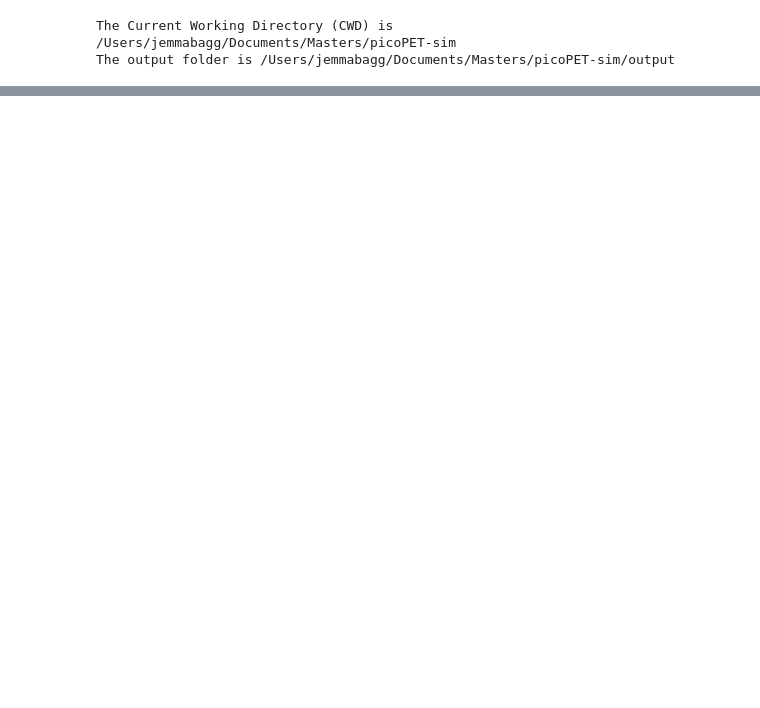
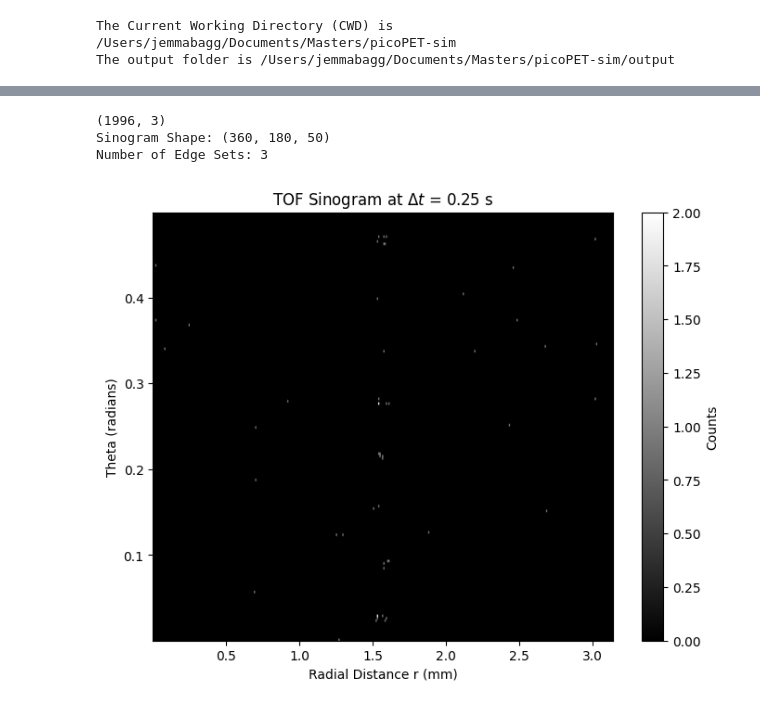
Before and after one commit to jemmabagg/picoPET-sim, a Jupyter notebook: recoCoincidences.ipynb, the cells around one changed output, grey strips where cells are left out. Cells and saved outputs as stored; diff of their text form; code cells hidden in the pictures; blank space fills up the shorter version.

```diff
--- a/recoCoincidences.ipynb
+++ b/recoCoincidences.ipynb
@@ -168,0 +175,73 @@ plot_physical_positions(coincidences_df)
+# %%
+#Plotting the TOF 3D Sinogram
+thetas = []
+rs = []
+tofs = []
+
+# Calculate sinogram parameters for each coincidence pair.
+for _, row in coincidences_df.iterrows():
+    x1 = row["PostPosition_X_1"]
+    y1 = row["PostPosition_Y_1"]
+    x2 = row["PostPosition_X_2"]
+    y2 = row["PostPosition_Y_2"]
+
+    # Midpoint of the LOR
+    xm = (x1 + x2) / 2.0
+    ym = (y1 + y2) / 2.0
+
+    # Orientation of the LOR.
+    phi = np.arctan2(y2 - y1, x2 - x1)
+
+    # Sinogram angle: the normal's angle (wrapped to [0, pi)).
+    theta = (phi + np.pi/2) % np.pi
+    # Perpendicular distance from the origin.
+    r = xm * np.cos(theta) + ym * np.sin(theta)
+
+    thetas.append(theta)
+    rs.append(r)
+    tofs.append(row["TOF_Difference"]) #Storing the TOF differences
+
+# Convert lists to NumPy arrays
+thetas = np.array(thetas)
+rs = np.array(rs)
+tofs = np.array(tofs)
+
+combined = np.column_stack((rs, thetas, tofs))
+print(combined.shape)
+
+#Define bin edges
+bins_theta = 360
+bins_r = 180
+bins_tof = 50
+
+# Compute the 3D TOF-aware sinogram
+sinogram, edges = np.histogramdd(combined, bins=[bins_theta, bins_r, bins_tof])
+
+# edges is a single object containing all bin edges
+print("Sinogram Shape:", sinogram.shape)
+print("Number of Edge Sets:", len(edges))  # Should print 3
+
+# Create a DataFrame from the given NumPy arrays
+df = pd.DataFrame({"Theta": thetas, "TOF Diff": tofs, "Dist": rs})
+
+# Choose a tof index (e.g., middle theta bin)
+tof_index = sinogram.shape[2] // 2
+
+# Extract sinogram slice for the selected theta bin
+sinogram_slice = sinogram[:, :, tof_index]
+
+# Plot TOF sinogram slice
+plt.figure(figsize=(8, 6))
+plt.imshow(sinogram_slice.T, aspect='auto', origin='lower',
+           extent=[edges[1].min(), edges[1].max(), edges[2].min(), edges[2].max()], cmap='gray')
+
+plt.xlabel("Radial Distance r (mm)")
+plt.ylabel("Theta (radians)")
+plt.title(r"TOF Sinogram at $\Delta{t}$ = " f"{edges[2][tof_index]:.2f} s")
+plt.colorbar(label="Counts")
+plt.show()
+# %% [output]
+(1996, 3)
+Sinogram Shape: (360, 180, 50)
+Number of Edge Sets: 3
+[figure, added]
```
Also changed, not shown: parts of 12 cells of this notebook, 2 other files.
